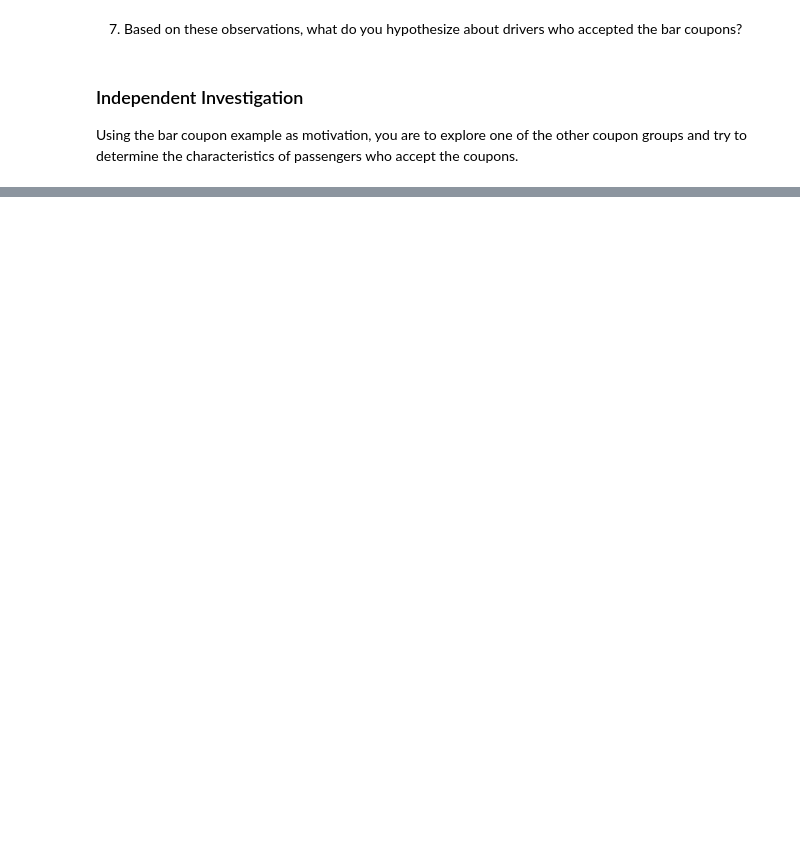
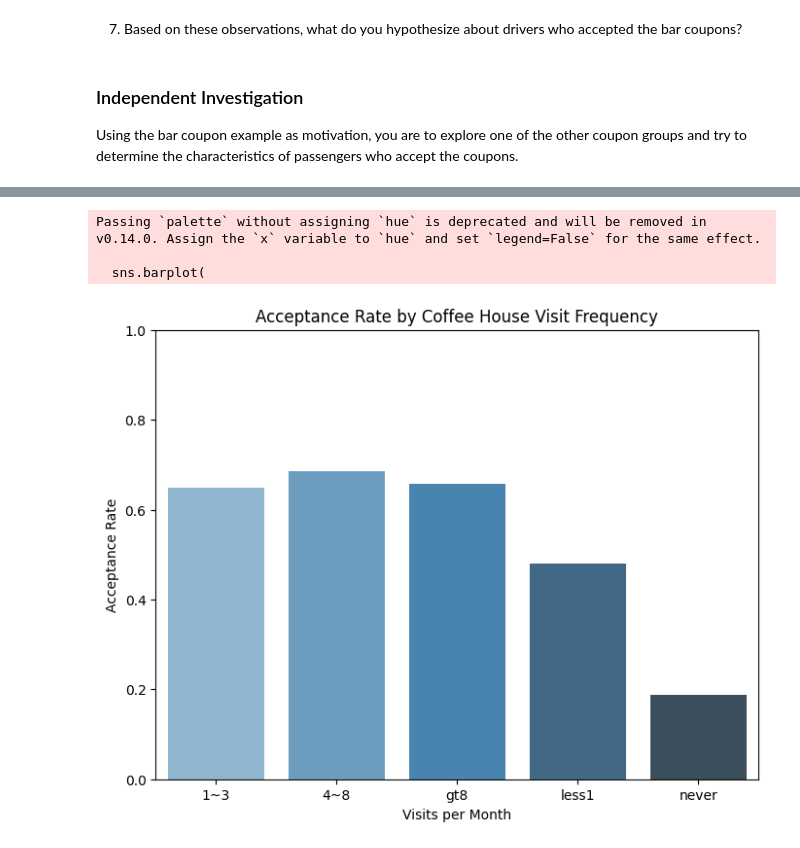
Before and after one commit to cri10dm-4/Berk_PC_ML_AI_Mod_5, a Jupyter notebook: PracticalApplication1.ipynb, the cells around one changed output, grey strips where cells are left out. Drawn from its saved outputs; the diff is of its cells as text; code cells hidden in the pictures; blank space fills up the shorter version.

```diff
--- a/PracticalApplication1.ipynb
+++ b/PracticalApplication1.ipynb
@@ -116,3 +242,6 @@ Now, we will lead you through an exploration of just the bar related coupons.
 ### Independent Investigation
 
 Using the bar coupon example as motivation, you are to explore one of the other coupon groups and try to determine the characteristics of passengers who accept the coupons.
+# %%
+coffee_df = data[data['coupon'] == 'Coffee House'].copy()
+coffee_df.reset_index(drop=True, inplace=True)
@@ -118,0 +253,3 @@ Using the bar coupon example as motivation, you are to explore one of the other
+# %%
+coffee_visits_acceptance = coffee_df.groupby('CoffeeHouse')['Y'].mean()
+print(coffee_visits_acceptance.sort_values(ascending=False))
@@ -118,0 +264,17 @@ Using the bar coupon example as motivation, you are to explore one of the other
+# %%
+plt.figure(figsize=(8,6))
+sns.barplot(
+    x=coffee_visits_acceptance.index,
+    y=coffee_visits_acceptance.values,
+    palette='Blues_d'
+)
+plt.title('Acceptance Rate by Coffee House Visit Frequency')
+plt.ylabel('Acceptance Rate')
+plt.xlabel('Visits per Month')
+plt.ylim(0,1)
+plt.show()
+# %% [output]
+Passing `palette` without assigning `hue` is deprecated and will be removed in v0.14.0. Assign the `x` variable to `hue` and set `legend=False` for the same effect.
+
+  sns.barplot(
+[figure, added]
```
Also changed, not shown: parts of 21 cells of this notebook.
